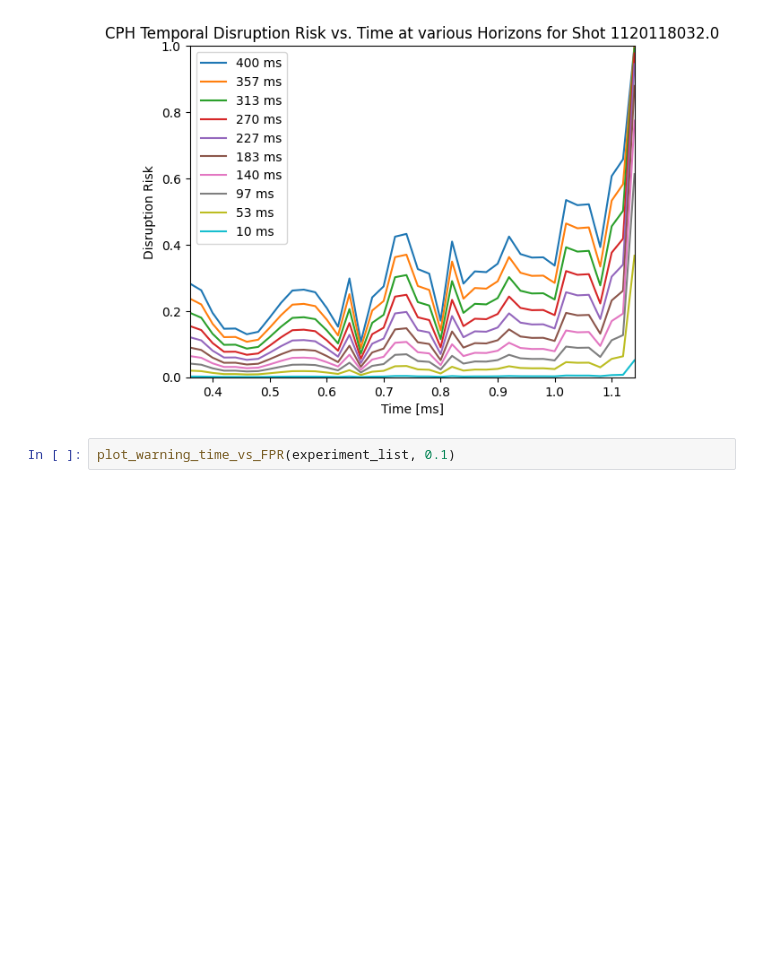
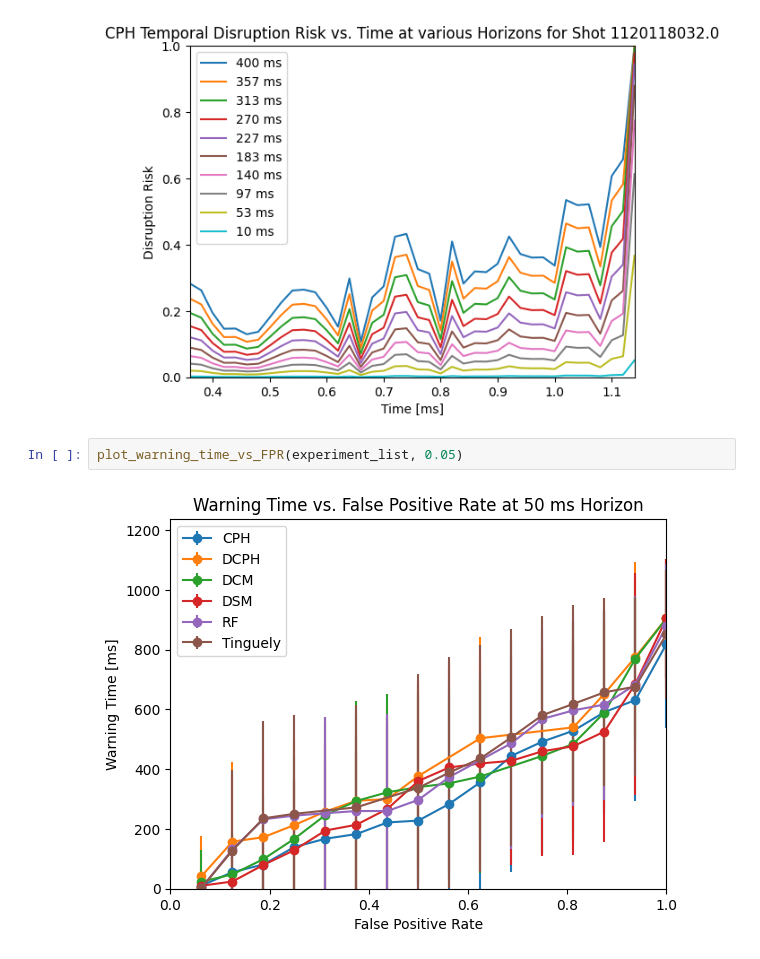
Before and after one commit to MIT-PSFC/disruption-survival-analysis, a Jupyter notebook: Run Experiments.ipynb, the cells around one changed output. Drawn from its saved outputs; the diff is of its cells as text; blank space fills up the shorter version.

Commit message:
Fixed implementation of warning time vs FPR experiment

```diff
--- a/Run Experiments.ipynb
+++ b/Run Experiments.ipynb
@@ -81,4 +81,6 @@ for experiment in experiment_list:
 [figure]
 [figure]
 # %%
-plot_warning_time_vs_FPR(experiment_list, 0.1)
+plot_warning_time_vs_FPR(experiment_list, 0.05)
+# %% [output]
+[figure, added]
```
Also changed, not shown: 2 other files.
